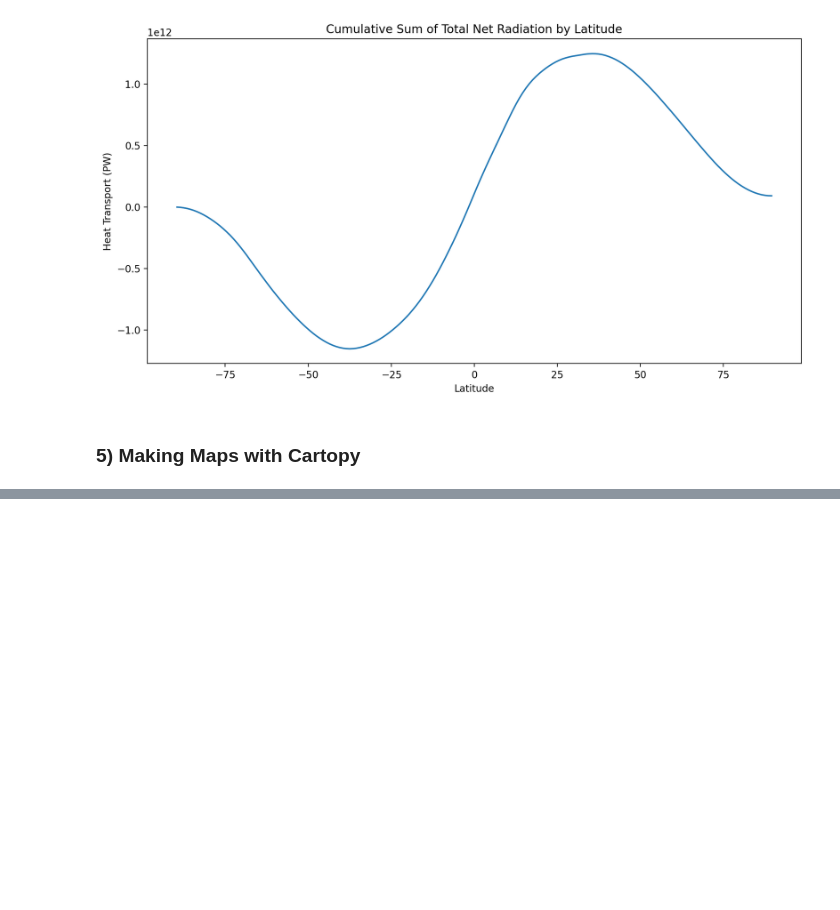
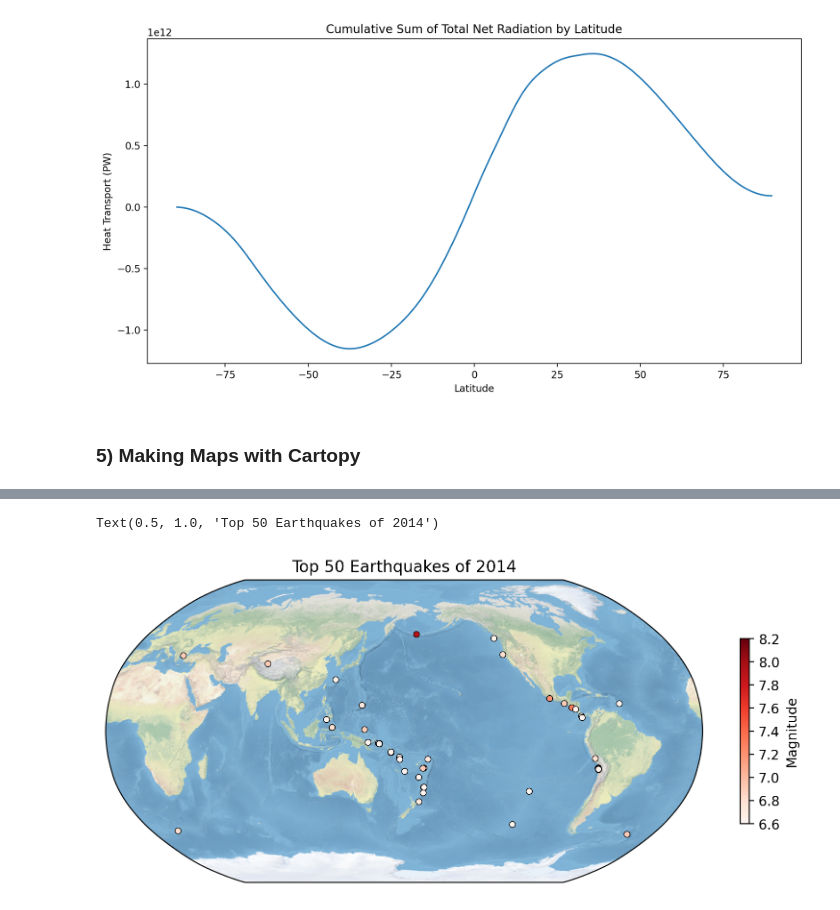
Before and after one commit to hiXiaoMa/assignments, a Jupyter notebook: assignment_10.ipynb, the cells around one changed output, grey strips where cells are left out. Drawn from its saved outputs; the diff is of its cells as text; code cells hidden in the pictures; blank space fills up the shorter version.

```diff
--- a/assignment_10.ipynb
+++ b/assignment_10.ipynb
@@ -301,0 +446,3 @@ Text(0, 0.5, 'Heat Transport (PW)')
+# %%
+url='http://www.ldeo.columbia.edu/~danielmw/usgs_earthquakes_2014.csv'
+df_e= pd.read_csv(url,parse_dates=['time'],index_col='id')
@@ -301,0 +466,2 @@ Text(0, 0.5, 'Heat Transport (PW)')
+# %%
+top50= df_e.nlargest(n=50,columns='mag')
@@ -301,0 +488,20 @@ Text(0, 0.5, 'Heat Transport (PW)')
+# %%
+plt.figure(figsize=(10,5))
+ax=plt.axes(projection=ccrs.Robinson(central_longitude=170)) # center New Zealand
+# add map features
+ax.stock_img()
+
+sc=ax.scatter(top50['longitude'],top50['latitude'],
+              c=top50['mag'],
+              s=20,
+              edgecolors='black',
+              linewidths=0.5,
+              cmap='Reds',
+              vmin=6.6, vmax=8.2,
+              transform=ccrs.PlateCarree())
+plt.colorbar(sc, ax=ax, label='Magnitude',shrink= 0.5,
+            ticks=np.arange(6.6, 8.21, 0.2))
+plt.title('Top 50 Earthquakes of 2014')
+# %% [output]
+Text(0.5, 1.0, 'Top 50 Earthquakes of 2014')
+[figure, added]
```
Also changed, not shown: parts of 23 cells of this notebook.
